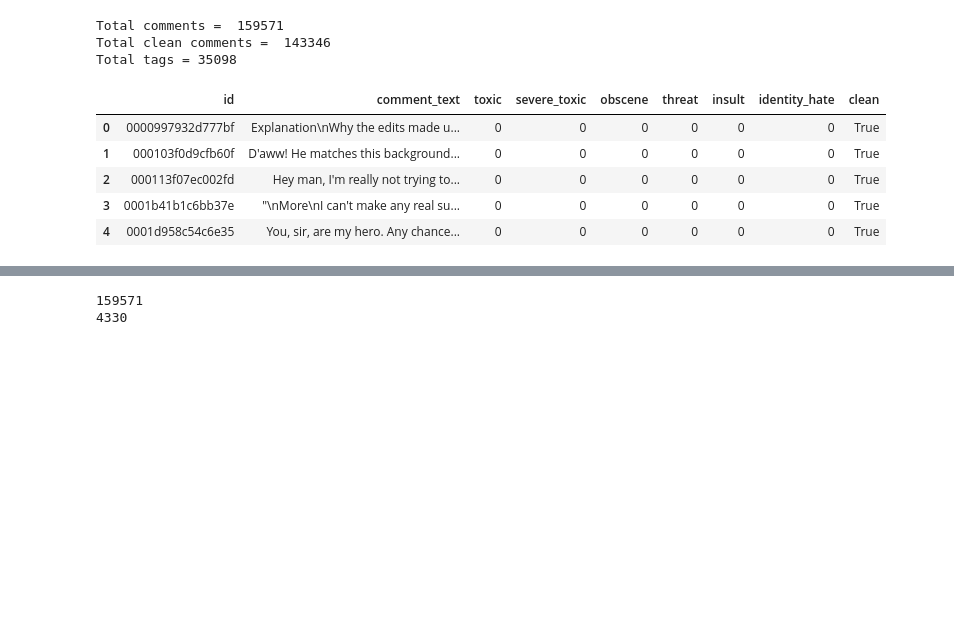
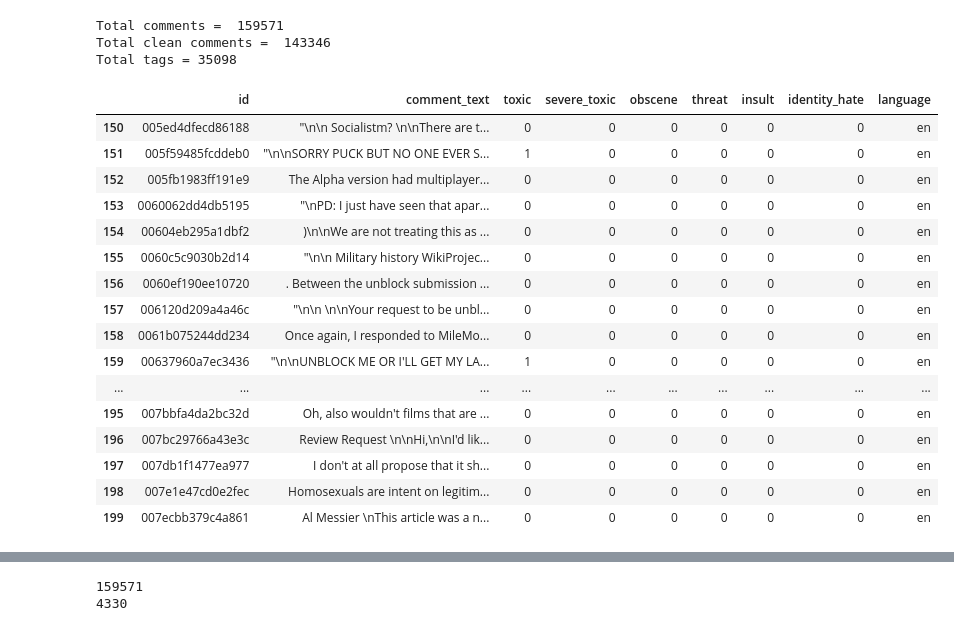
Before and after one commit to SatishDivakarla/ToxicCommentClassifier, a Jupyter notebook: fit_predict.ipynb, the cells around one changed output, grey strips where cells are left out. Saved outputs shown, nothing was run; the diff lists cells and outputs as text; code cells hidden in the pictures; blank space fills up the shorter version.

```diff
--- a/fit_predict.ipynb
+++ b/fit_predict.ipynb
@@ -49,15 +49,26 @@ print("Total tags =",rowsums.sum())
 Total comments =  159571
 Total clean comments =  143346
 Total tags = 35098
-# %%
-train_data.head()
-# %% [output]
-|  | id | comment_text | toxic | severe_toxic | obscene | threat | insult | identity_hate | clean |
-| 0 | 0000997932d777bf | Explanation\nWhy the edits made u... | 0 | 0 | 0 | 0 | 0 | 0 | True |
-| 1 | 000103f0d9cfb60f | D'aww! He matches this background... | 0 | 0 | 0 | 0 | 0 | 0 | True |
-| 2 | 000113f07ec002fd | Hey man, I'm really not trying to... | 0 | 0 | 0 | 0 | 0 | 0 | True |
-| 3 | 0001b41b1c6bb37e | "\nMore\nI can't make any real su... | 0 | 0 | 0 | 0 | 0 | 0 | True |
-| 4 | 0001d958c54c6e35 | You, sir, are my hero. Any chance... | 0 | 0 | 0 | 0 | 0 | 0 | True |
+# %%
+train_data[150:200]
+# %% [output]
+|  | id | comment_text | toxic | severe_toxic | obscene | threat | insult | identity_hate | language |
+| 150 | 005ed4dfecd86188 | "\n\n Socialistm? \n\nThere are t... | 0 | 0 | 0 | 0 | 0 | 0 | en |
+| 151 | 005f59485fcddeb0 | "\n\nSORRY PUCK BUT NO ONE EVER S... | 1 | 0 | 0 | 0 | 0 | 0 | en |
+| 152 | 005fb1983ff191e9 | The Alpha version had multiplayer... | 0 | 0 | 0 | 0 | 0 | 0 | en |
+| 153 | 0060062dd4db5195 | "\nPD: I just have seen that apar... | 0 | 0 | 0 | 0 | 0 | 0 | en |
+| 154 | 00604eb295a1dbf2 | )\n\nWe are not treating this as ... | 0 | 0 | 0 | 0 | 0 | 0 | en |
+| 155 | 0060c5c9030b2d14 | "\n\n Military history WikiProjec... | 0 | 0 | 0 | 0 | 0 | 0 | en |
+| 156 | 0060ef190ee10720 | . Between the unblock submission ... | 0 | 0 | 0 | 0 | 0 | 0 | en |
+| 157 | 006120d209a4a46c | "\n\n \n\nYour request to be unbl... | 0 | 0 | 0 | 0 | 0 | 0 | en |
+| 158 | 0061b075244dd234 | Once again, I responded to MileMo... | 0 | 0 | 0 | 0 | 0 | 0 | en |
+| 159 | 00637960a7ec3436 | "\n\nUNBLOCK ME OR I'LL GET MY LA... | 1 | 0 | 0 | 0 | 0 | 0 | en |
+| ... | ... | ... | ... | ... | ... | ... | ... | ... | ... |
+| 195 | 007bbfa4da2bc32d | Oh, also wouldn't films that are ... | 0 | 0 | 0 | 0 | 0 | 0 | en |
+| 196 | 007bc29766a43e3c | Review Request \n\nHi,\n\nI'd lik... | 0 | 0 | 0 | 0 | 0 | 0 | en |
+| 197 | 007db1f1477ea977 | I don't at all propose that it sh... | 0 | 0 | 0 | 0 | 0 | 0 | en |
+| 198 | 007e1e47cd0e2fec | Homosexuals are intent on legitim... | 0 | 0 | 0 | 0 | 0 | 0 | en |
+| 199 | 007ecbb379c4a861 | Al Messier \nThis article was a n... | 0 | 0 | 0 | 0 | 0 | 0 | en |
 # %%
 from langdetect import detect
 def detect_language(row):
```
Also changed, not shown: parts of 8 cells of this notebook, 2 other files.
